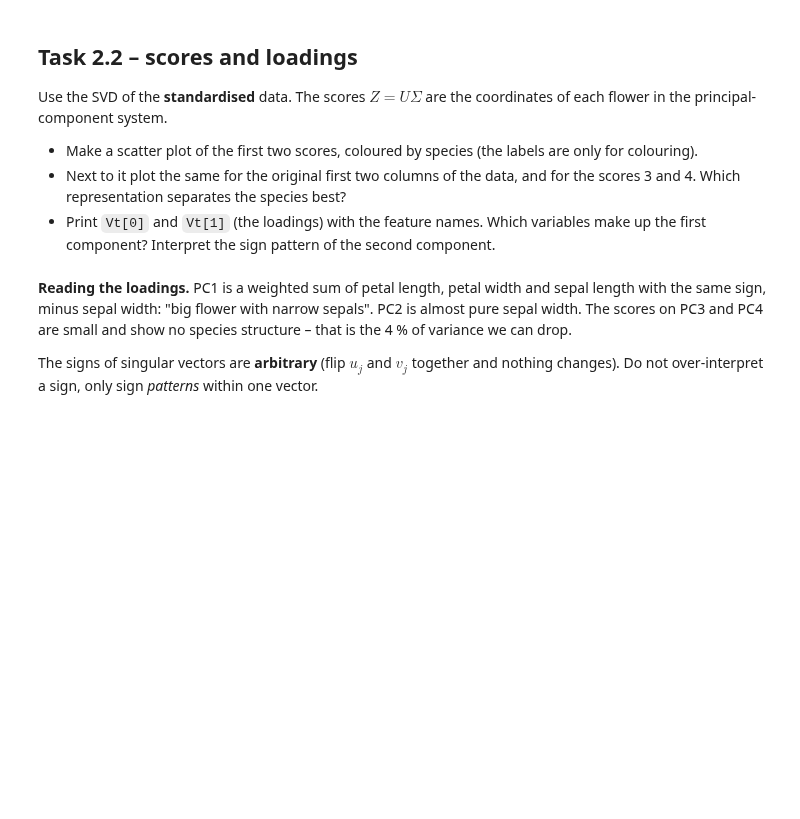
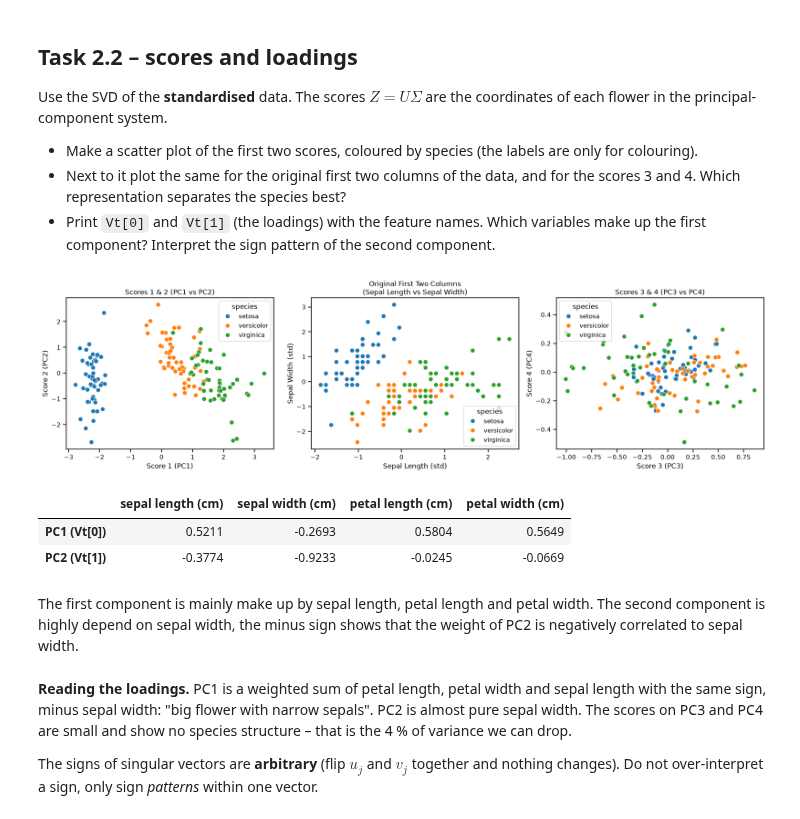
Before and after one commit to Ha5248qi/BERN02_excercise, a Jupyter notebook: Notebooks/exercise_PCA_and_Clustering/unsupervised_learning.ipynb, the cells around one changed output. Saved outputs shown, nothing was run; the diff lists cells and outputs as text; code cells hidden in the pictures; blank space fills up the shorter version.

```diff
--- a/Notebooks/exercise_PCA_and_Clustering/unsupervised_learning.ipynb
+++ b/Notebooks/exercise_PCA_and_Clustering/unsupervised_learning.ipynb
@@ -145,7 +218,42 @@ principal-component system.
 * Print `Vt[0]` and `Vt[1]` (the loadings) with the feature names. Which variables make up the first component?
   Interpret the sign pattern of the second component.
 # %%
-# your code here
+
+Z = U * S
+fig, axes = plt.subplots(1, 3, figsize=(18, 5))
+
+
+sns.scatterplot(x=Z[:, 0], y=Z[:, 1], hue=species, ax=axes[0], s=60)
+axes[0].set_title('Scores 1 & 2 (PC1 vs PC2)')
+axes[0].set_xlabel('Score 1 (PC1)')
+axes[0].set_ylabel('Score 2 (PC2)')
+
+
+sns.scatterplot(x=X_std[:, 0], y=X_std[:, 1], hue=species, ax=axes[1], s=60)
+axes[1].set_title('Original First Two Columns\n(Sepal Length vs Sepal Width)')
+axes[1].set_xlabel('Sepal Length (std)')
+axes[1].set_ylabel('Sepal Width (std)')
+
+
+sns.scatterplot(x=Z[:, 2], y=Z[:, 3], hue=species, ax=axes[2], s=60)
+axes[2].set_title('Scores 3 & 4 (PC3 vs PC4)')
+axes[2].set_xlabel('Score 3 (PC3)')
+axes[2].set_ylabel('Score 4 (PC4)')
+
+plt.tight_layout()
+plt.show()
+
+
+loadings_df = pd.DataFrame(Vt[:2], columns=df_iris.columns, index=['PC1 (Vt[0])', 'PC2 (Vt[1])'])
+display(loadings_df.round(4))
+# %% [output]
+[figure, added]
+|  | sepal length (cm) | sepal width (cm) | petal length (cm) | petal width (cm) |
+| PC1 (Vt[0]) | 0.5211 | -0.2693 | 0.5804 | 0.5649 |
+| PC2 (Vt[1]) | -0.3774 | -0.9233 | -0.0245 | -0.0669 |
+# %% [markdown]
+The first component is mainly make up by sepal length, petal length and petal width.
+The second component is highly depend on sepal width, the minus sign shows that the weight of PC2 is negatively correlated to sepal width.
 # %% [markdown]
 **Reading the loadings.** PC1 is a weighted sum of petal length, petal width and sepal length with the same sign,
 minus sepal width: "big flower with narrow sepals". PC2 is almost pure sepal width. The scores on PC3 and PC4 are
```
Also changed, not shown: parts of 11 cells of this notebook, 5 other files.
